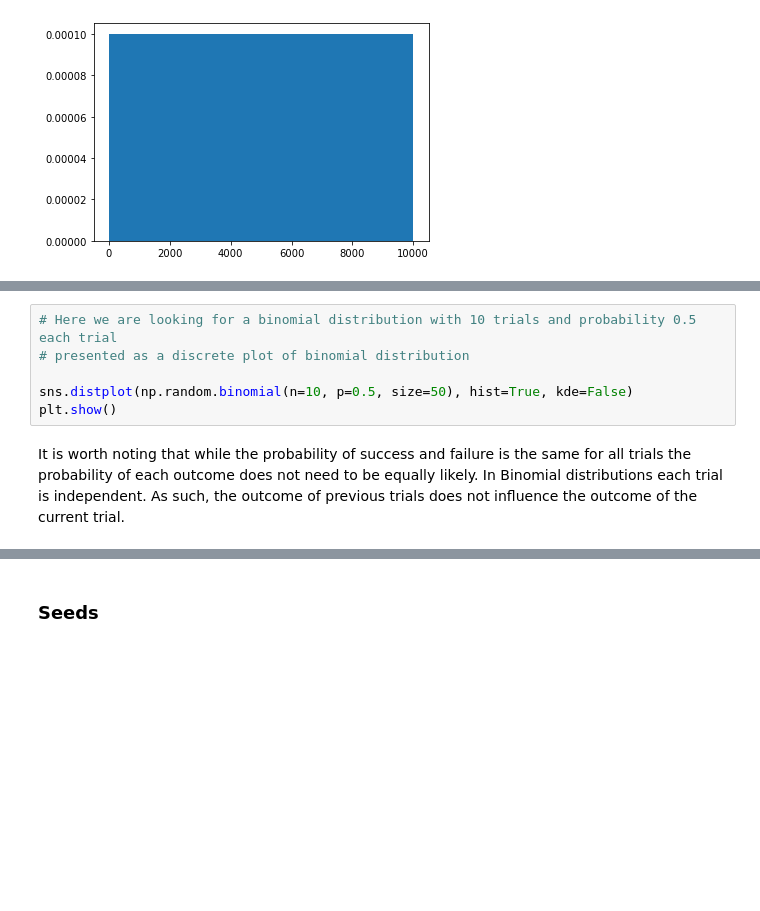
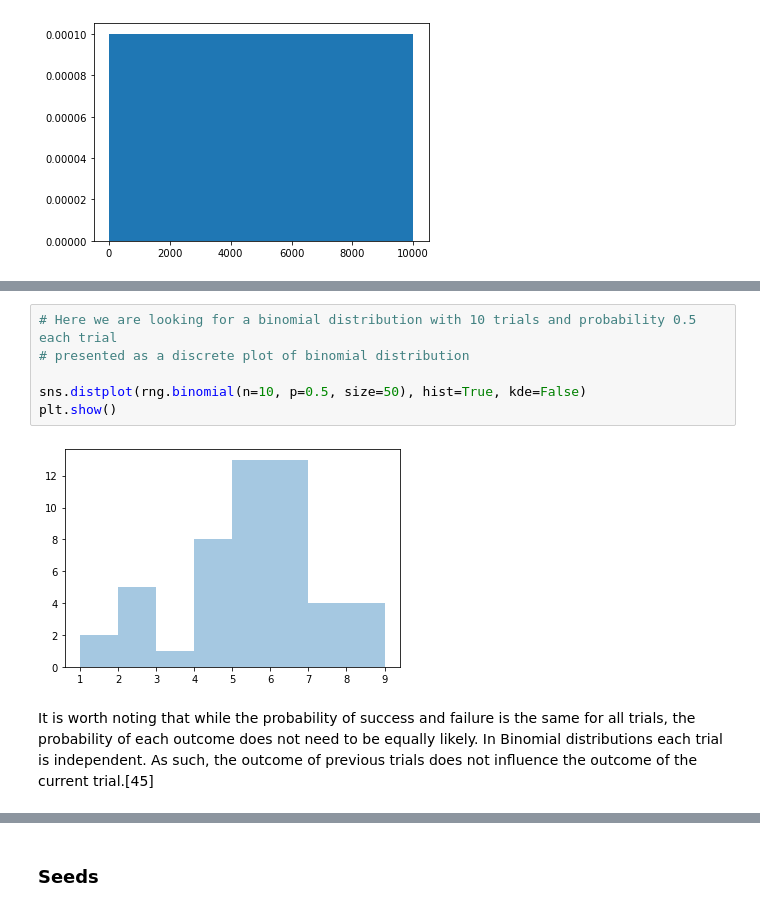
Before and after one commit to SharonNicG/52465-Assignment, a Jupyter notebook: NumPy-Random Assignment.ipynb, the cells around one changed output, grey strips where cells are left out. Cells and saved outputs as stored; diff of their text form; blank space fills up the shorter version.

```diff
--- a/NumPy-Random Assignment.ipynb
+++ b/NumPy-Random Assignment.ipynb
@@ -484,9 +549,11 @@ If we scale this down the difference is more pronounced.
 # %%
 # Here we are looking for a binomial distribution with 10 trials and probability 0.5 each trial
 # presented as a discrete plot of binomial distribution
 
-sns.distplot(np.random.binomial(n=10, p=0.5, size=50), hist=True, kde=False)
+sns.distplot(rng.binomial(n=10, p=0.5, size=50), hist=True, kde=False)
 plt.show()
+# %% [output]
+[figure, added]
 # %% [markdown]
-It is worth noting that while the probability of success and failure is the same for all trials the probability of each outcome does not need to be equally likely. In Binomial distributions each trial is independent. As such, the outcome of previous trials does not influence the outcome of the current trial.
+It is worth noting that while the probability of success and failure is the same for all trials, the probability of each outcome does not need to be equally likely. In Binomial distributions each trial is independent. As such, the outcome of previous trials does not influence the outcome of the current trial.[45]
 # %%
```
Also changed, not shown: parts of 41 cells of this notebook.
